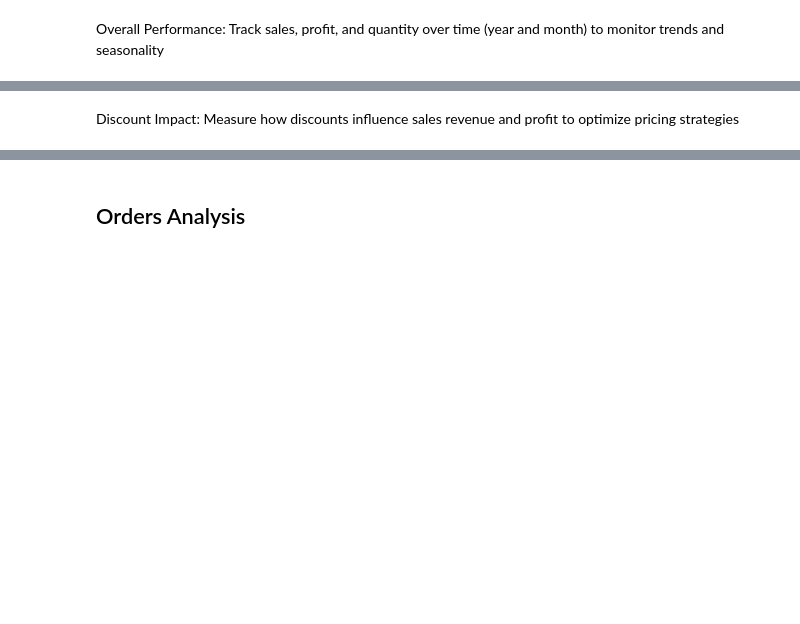
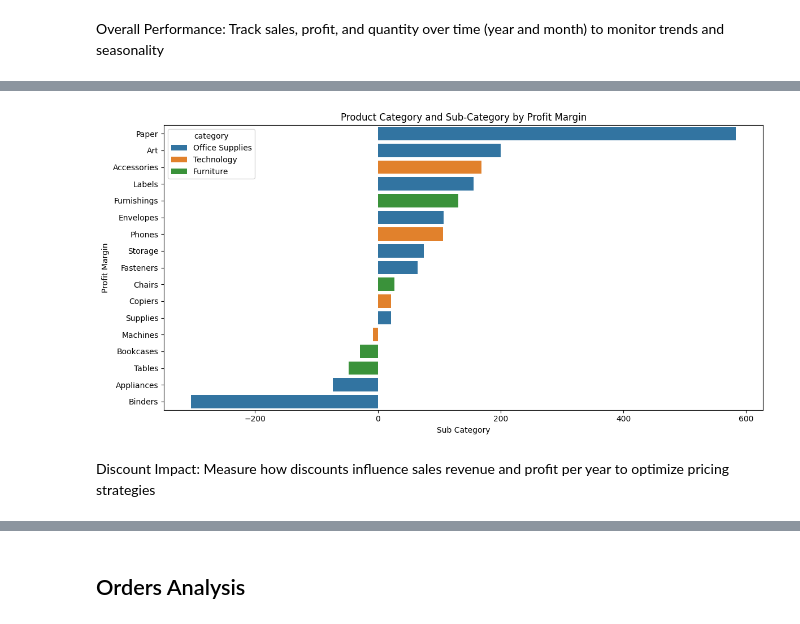
Before and after one commit to markcelemen/sales-performance-dashboard, a Jupyter notebook: eda.ipynb, the cells around one changed output, grey strips where cells are left out. Cells and saved outputs as stored; diff of their text form; code cells hidden in the pictures; blank space fills up the shorter version.

```diff
--- a/eda.ipynb
+++ b/eda.ipynb
@@ -424,0 +480,5 @@ Profitability: Assess profit margins across products, categories, and sub-categ
+# %%
+results = cursor.fetchall()
+df = pd.DataFrame(results, columns=['category', 'sub_category', 'profit_margin'])
+
+df.head()
@@ -425,2 +492,15 @@ Profitability: Assess profit margins across products, categories, and sub-categ
+# %%
+plt.figure(figsize=(12,6))
+sns.barplot(data=df, y='sub_category', x='profit_margin', hue='category')
+
+plt.title('Product Category and Sub-Category by Profit Margin')
+plt.xlabel('Sub Category')
+plt.ylabel('Profit Margin')
+plt.legend(title='Metric')
+
+plt.tight_layout()
+plt.show()
+# %% [output]
+[figure, added]
 # %% [markdown]
-Discount Impact: Measure how discounts influence sales revenue and profit to optimize pricing strategies
+Discount Impact: Measure how discounts influence sales revenue and profit per year to optimize pricing strategies
```
Also changed, not shown: parts of 11 cells of this notebook.
